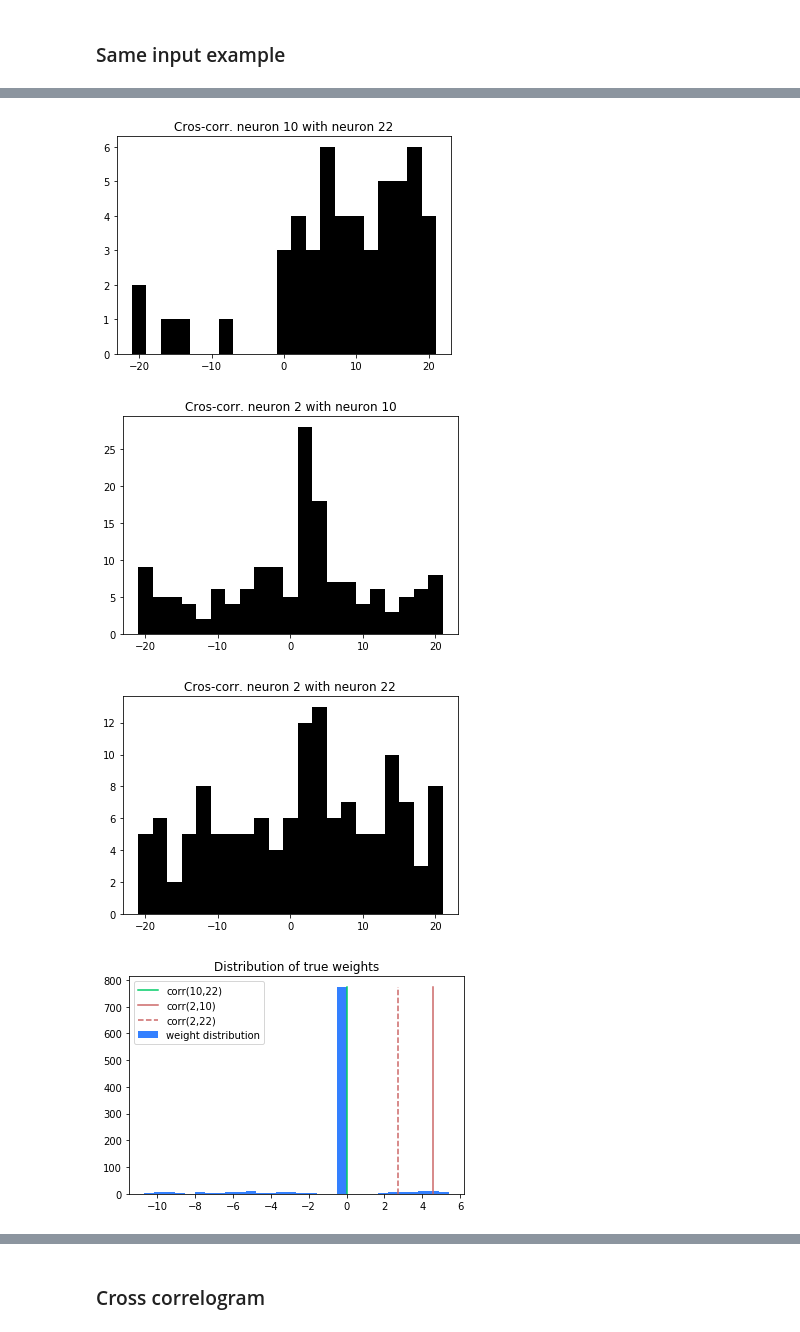
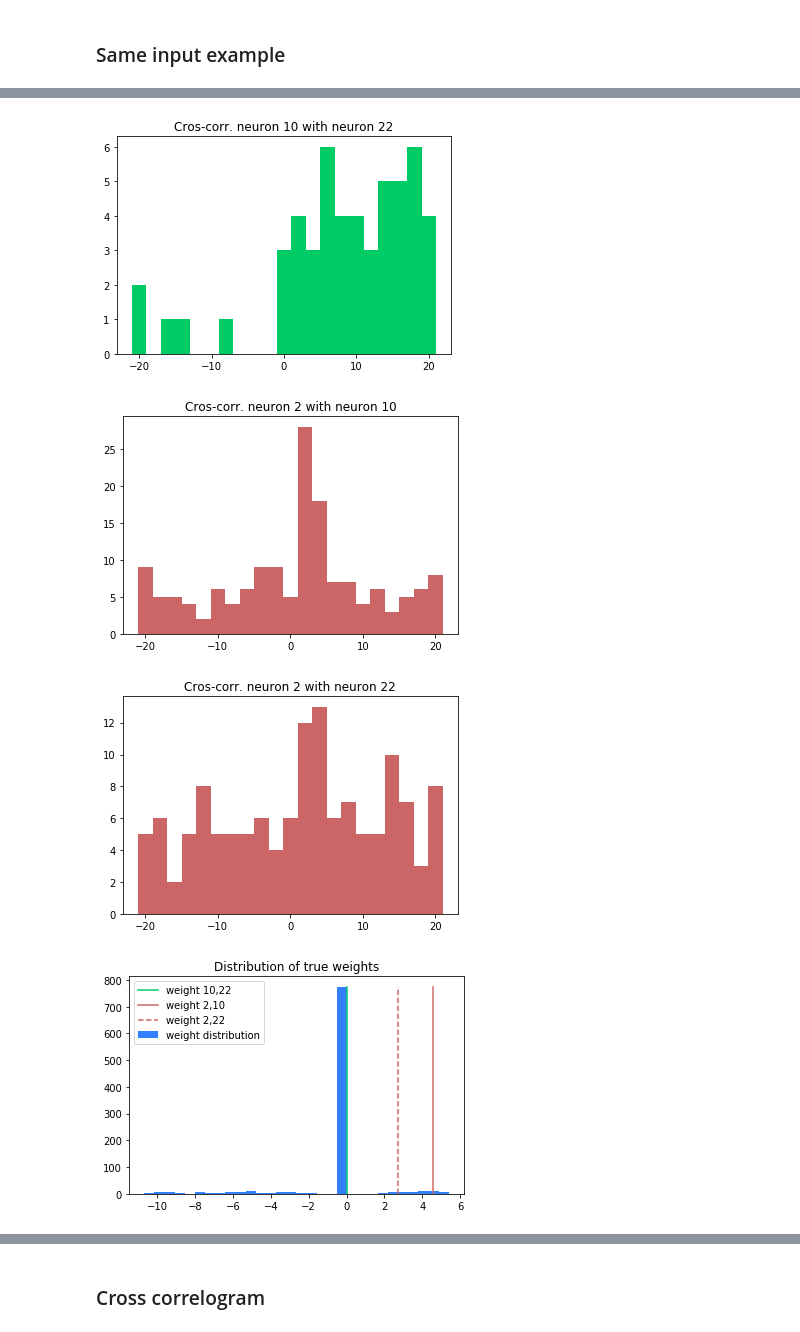
Before and after one commit to yger/inference, a Jupyter notebook: network_inference.ipynb, the cells around one changed output, grey strips where cells are left out. Saved outputs shown, nothing was run; the diff lists cells and outputs as text; code cells hidden in the pictures.

Commit message:
update correlation plot

```diff
--- a/network_inference.ipynb
+++ b/network_inference.ipynb
@@ -248,7 +237,7 @@ x2 = spikes[j_N2,:]
 cg = crosscorr(x1,x2,steps)
 figure()
 title('Cros-corr. neuron '+str(j_N1)+' with neuron '+str(j_N2))
-bar(steps,cg,width=stepsize,facecolor='k')
+bar(steps,cg,width=stepsize,facecolor=[0,0.8,0.4])
 
 # estimate weight from cross-corr:
 fr1 = np.sum(x1)/segment_time #firing rate neuron 1
@@ -274,62 +263,62 @@ x2 = spikes[j_N1,:]
 cg = crosscorr(x1,x2,steps)
 figure()
 title('Cros-corr. neuron '+str(i_N)+' with neuron '+str(j_N1))
-bar(steps,cg,width=stepsize,facecolor='k')
+bar(steps,cg,width=stepsize,facecolor=[0.8,0.4,0.4])
 
 x1 = spikes[i_N,:]
 x2 = spikes[j_N2,:]
 cg = crosscorr(x1,x2,steps)
 figure()
 title('Cros-corr. neuron '+str(i_N)+' with neuron '+str(j_N2))
-bar(steps,cg,width=stepsize,facecolor='k')
+bar(steps,cg,width=stepsize,facecolor=[0.8,0.4,0.4])
 
 figure()
 title('Distribution of true weights')
 count,edges = np.histogram(Jtrue.flatten(),bins=30)
 hist(Jtrue.flatten(),facecolor=[0.2,0.5,1],bins=30,label='weight distribution')
 plot([Jtrue[j_N1,j_N2],Jtrue[j_N1,j_N2]],[0,np.max(count)],c=[0,0.8,0.4],
-     label='corr('+str(j_N1)+','+str(j_N2)+')')
+     label='weight '+str(j_N1)+','+str(j_N2))
 plot([Jtrue[i_N,j_N1],Jtrue[i_N,j_N1]],[0,np.max(count)],c=[0.8,0.4,0.4],
-     label='corr('+str(i_N)+','+str(j_N1)+')')
+     label='weight '+str(i_N)+','+str(j_N1))
 plot([Jtrue[i_N,j_N2],Jtrue[i_N,j_N2]],[0,np.max(count)],'--',c=[0.8,0.4,0.4],
-     label='corr('+str(i_N)+','+str(j_N2)+')')
+     label='weight '+str(i_N)+','+str(j_N2))
 legend()
 show()
 
 figure()
 title('Distribution of predicted weights from cross-corr')
 count,edges = np.histogram(J_corr.flatten(),bins=30)
 hist(J_corr.flatten(),facecolor=[0.2,0.5,1],bins=30,label='weight distribution')
 plot([J_corr[j_N1,j_N2],J_corr[j_N1,j_N2]],[0,np.max(count)],c=[0,0.8,0.4],
-     label='corr('+str(j_N1)+','+str(j_N2)+')')
+     label='weight '+str(j_N1)+','+str(j_N2))
 plot([J_corr[i_N,j_N1],J_corr[i_N,j_N1]],[0,np.max(count)],c=[0.8,0.4,0.4],
-     label='corr('+str(i_N)+','+str(j_N1)+')')
+     label='weight '+str(i_N)+','+str(j_N1))
 plot([J_corr[i_N,j_N2],J_corr[i_N,j_N2]],[0,np.max(count)],'--',c=[0.8,0.4,0.4],
-     label='corr('+str(i_N)+','+str(j_N2)+')')
+     label='weight '+str(i_N)+','+str(j_N2))
 legend()
 show()
 
 figure()
 title('Distribution of predicted weights from Ladenbauer')
 count,edges = np.histogram(J_ladenbauer.flatten(),bins=30)
 hist(J_ladenbauer.flatten(),facecolor=[0.2,0.5,1],bins=30,label='weight distribution')
 plot([J_ladenbauer[j_N1,j_N2],J_ladenbauer[j_N1,j_N2]],[0,np.max(count)],c=[0,0.8,0.4],
-     label='corr('+str(j_N1)+','+str(j_N2)+')')
+     label='weight '+str(j_N1)+','+str(j_N2))
 plot([J_ladenbauer[i_N,j_N1],J_ladenbauer[i_N,j_N1]],[0,np.max(count)],c=[0.8,0.4,0.4],
-     label='corr('+str(i_N)+','+str(j_N1)+')')
+     label='weight '+str(i_N)+','+str(j_N1))
 plot([J_ladenbauer[i_N,j_N2],J_ladenbauer[i_N,j_N2]],[0,np.max(count)],'--',c=[0.8,0.4,0.4],
-     label='corr('+str(i_N)+','+str(j_N2)+')')
+     label='weight '+str(i_N)+','+str(j_N2))
 legend()
 show()
 # %% [output]
 weight with neuron 10: 4.581383140598656
 weight with neuron 22: 2.711884474007473
 Cross-corr. predicted weight neuron 10 neuron 22: 13.706465589341768
 Ladenbauer predicted weight neuron 10 neuron 22: -0.12265625000000033
 NORMALIZED Cross-corr. predicted weight neuron 10 neuron 22: -0.9532688727691288
 NORMALIZED Ladenbauer predicted weight neuron 10 neuron 22: -0.7866732889478494
 10.0
-[figure, old version]
+[figure, new version]
-[figure, old version]
+[figure, new version]
-[figure, old version]
+[figure, new version]
-[figure, old version]
+[figure, new version]
```
Also changed, not shown: parts of 2 cells of this notebook.
